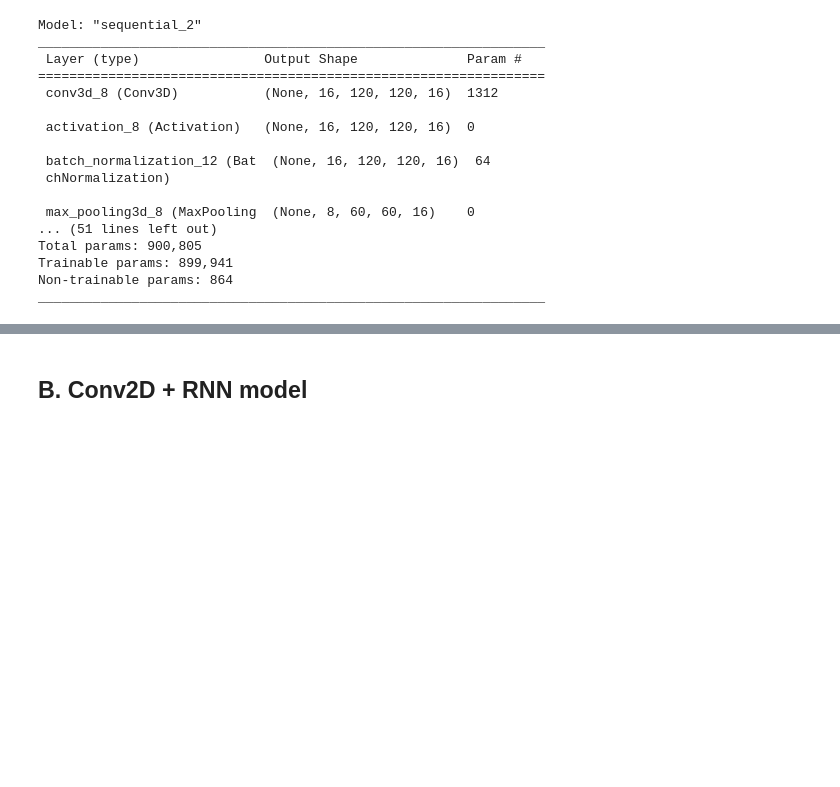
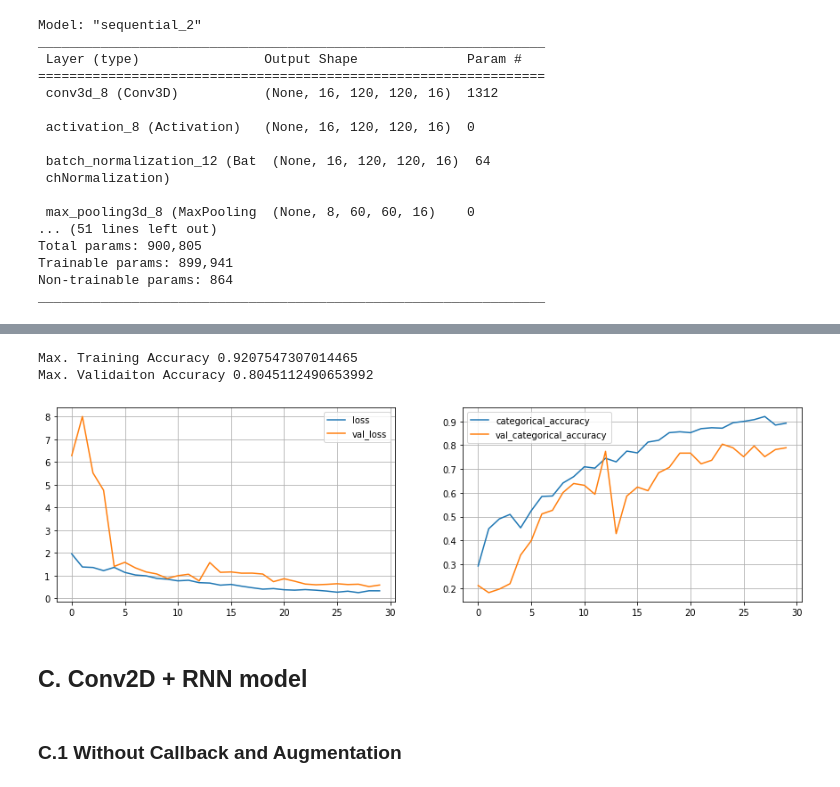
Before and after one commit to Gaahou/MMAI-894-Team-College, a Jupyter notebook: gesturecogn_mac_v7.ipynb, the cells around one changed output, grey strips where cells are left out. Saved outputs shown, nothing was run; the diff lists cells and outputs as text; code cells hidden in the pictures; blank space fills up the shorter version.

```diff
--- a/gesturecogn_mac_v7.ipynb
+++ b/gesturecogn_mac_v7.ipynb
@@ -579,0 +646,7 @@ Based on B.3, we replace the RELU by ELU to see if there is any improvement
+# %%
+conv_3d1_color=ModelConv3D1()
+conv_3d1_color.initialize_path(project_folder)
+conv_3d1_color.initialize_image_properties(image_height=120,image_width=120)
+conv_3d1_color.initialize_hyperparams(frames_to_sample=16,batch_size=64,num_epochs=30)
+conv_3d1_color_model=conv_3d1_color.define_model()
+conv_3d1_color_model.summary()
@@ -579,0 +671,2 @@ Based on B.3, we replace the RELU by ELU to see if there is any improvement
+# %%
+history_conv_3d1_model_with_color=conv_3d1_color.train_model(conv_3d1_color_model,augment_data=False,more_augment=False,early_stop=True)
@@ -580,5 +691,11 @@ Based on B.3, we replace the RELU by ELU to see if there is any improvement
+# %%
+plot(history_conv_3d1_model_with_color)
+# %% [output]
+Max. Training Accuracy 0.9207547307014465
+Max. Validaiton Accuracy 0.8045112490653992
+[figure, added]
 # %% [markdown]
-## B. Conv2D + RNN model
+## C. Conv2D + RNN model
 # %%
 class RNNCNN2(ModelBuilder):
 
@@ -617,6 +734,8 @@ class RNNCNN2(ModelBuilder):
         optimiser = tf.keras.optimizers.Adam(lr=0.0002)
         model.compile(optimizer=optimiser, loss='categorical_crossentropy', metrics=['categorical_accuracy'])
         return model
+# %% [markdown]
+### C.1 Without Callback and Augmentation
 # %%
 rnn_cnn2=RNNCNN2()
 rnn_cnn2.initialize_path(project_folder)
```
Also changed, not shown: parts of 86 cells of this notebook, 40 other files.
